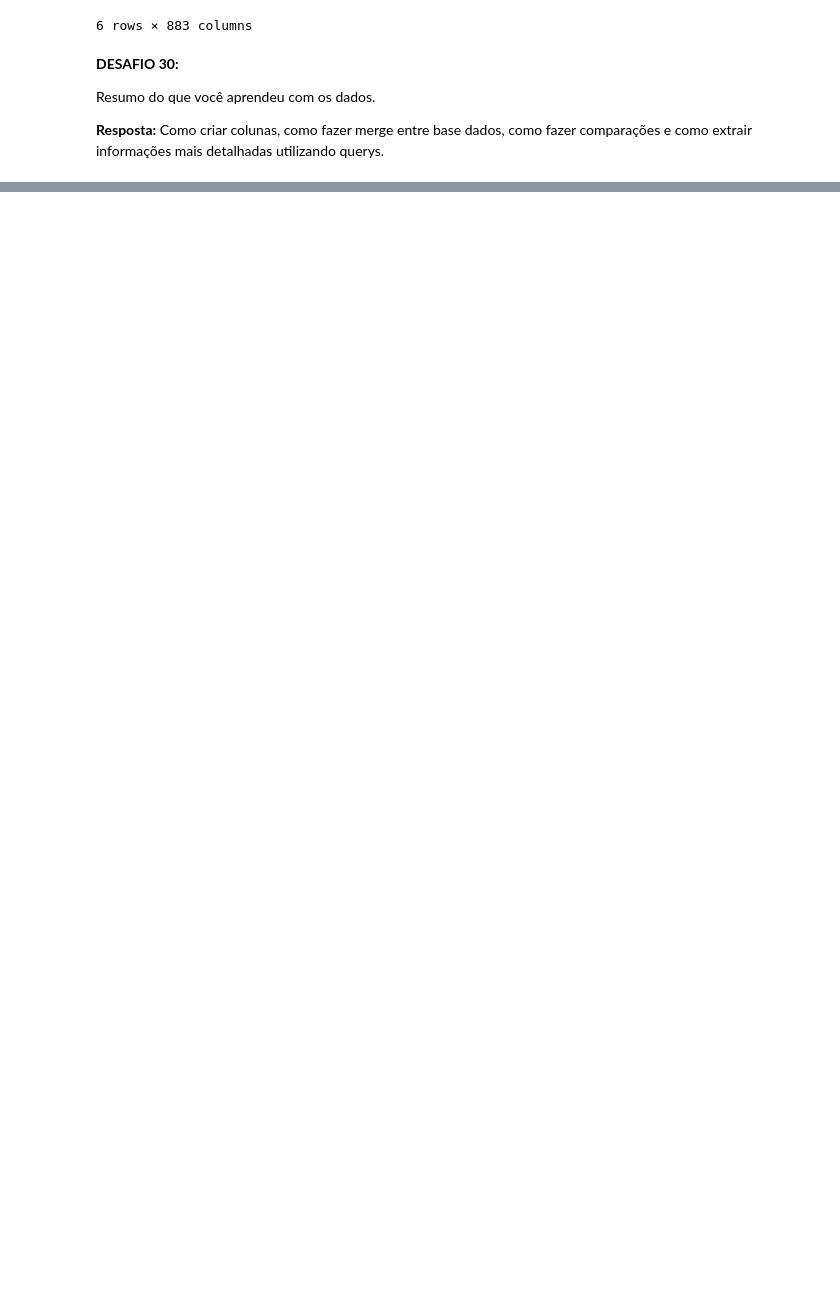
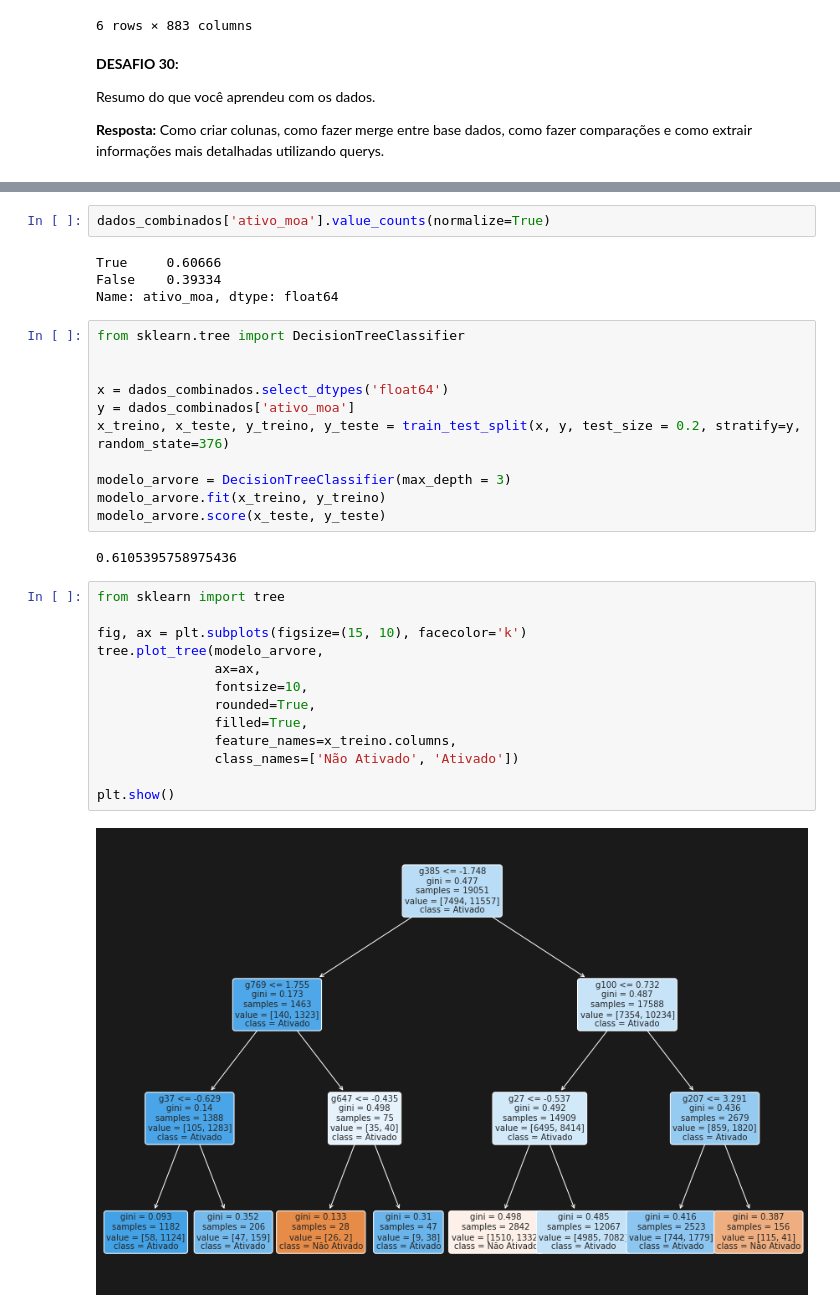
Before and after one commit to ducrz/Imersao-Dados, a Jupyter notebook: ImersaoDados.ipynb, the cells around one changed output, grey strips where cells are left out. Drawn from its saved outputs; the diff is of its cells as text; blank space fills up the shorter version.

```diff
--- a/ImersaoDados.ipynb
+++ b/ImersaoDados.ipynb
@@ -1246,0 +1299,34 @@ Resumo do que você aprendeu com os dados.
+# %%
+dados_combinados['ativo_moa'].value_counts(normalize=True)
+# %% [output]
+True     0.60666
+False    0.39334
+Name: ativo_moa, dtype: float64
+# %%
+from sklearn.tree import DecisionTreeClassifier
+
+
+x = dados_combinados.select_dtypes('float64')
+y = dados_combinados['ativo_moa']
+x_treino, x_teste, y_treino, y_teste = train_test_split(x, y, test_size = 0.2, stratify=y, random_state=376)
+
+modelo_arvore = DecisionTreeClassifier(max_depth = 3)
+modelo_arvore.fit(x_treino, y_treino)
+modelo_arvore.score(x_teste, y_teste)
+# %% [output]
+0.6105395758975436
+# %%
+from sklearn import tree
+
+fig, ax = plt.subplots(figsize=(15, 10), facecolor='k')
+tree.plot_tree(modelo_arvore,
+               ax=ax,
+               fontsize=10,
+               rounded=True,
+               filled=True,
+               feature_names=x_treino.columns,
+               class_names=['Não Ativado', 'Ativado'])
+
+plt.show()
+# %% [output]
+[figure, added]
```
Also changed, not shown: parts of 39 cells of this notebook.
